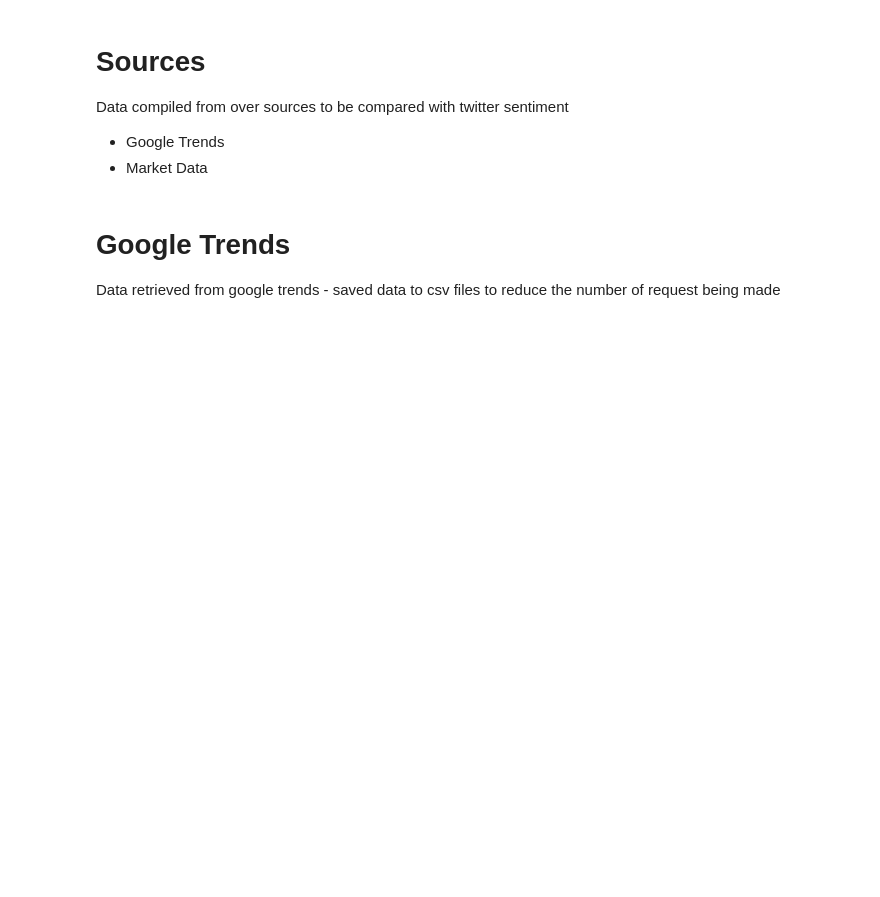
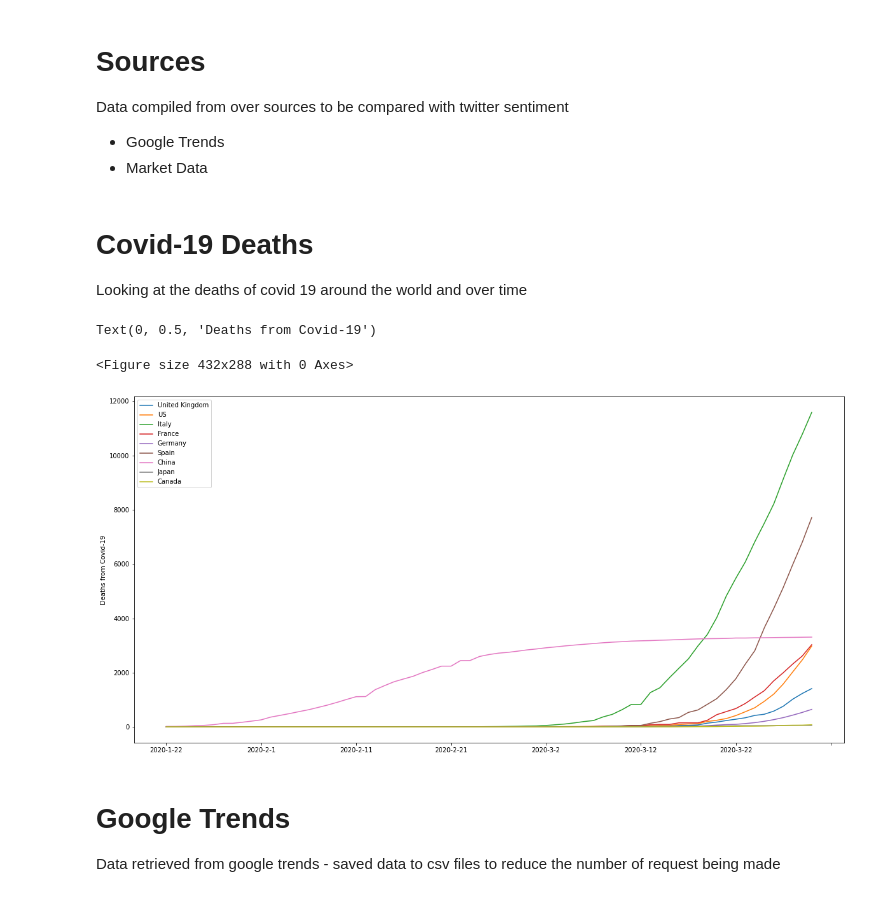
Before and after one commit to wray27/Coronavirus-Sentiment, a Jupyter notebook: notebooks/Sources.ipynb, the cells around one changed output. Saved outputs shown, nothing was run; the diff lists cells and outputs as text; code cells hidden in the pictures; blank space fills up the shorter version.

Commit message:
Covid-19 Deaths over time by country added

```diff
--- a/notebooks/Sources.ipynb
+++ b/notebooks/Sources.ipynb
@@ -19,3 +20,29 @@ from datetime import datetime
+# %% [markdown]
+# Covid-19 Deaths
+
+Looking at the deaths of covid 19 around the world and over time
+# %%
+# JSON time-series of coronavirus cases (confirmed, deaths and recovered) per country - updated daily on github
+with urllib.request.urlopen("https://pomber.github.io/covid19/timeseries.json") as url:
+    data = json.loads(url.read().decode())
+
+# creates a data fram for the deaths per country and on what day, confirmed cases and recoveries are available
+# deaths are the most important indicator as testing is not widely available
+index = [x['date'] for x in data['Afghanistan']]
+columns = [x for x in data.keys()]
+data = [[data[x][d]['deaths'] for x in data.keys()] for d in range(len(data['Afghanistan']))]
+df = pd.DataFrame(data, index=index, columns=columns)
+
+
+# plotting graph with reduced number of countries
+df = df[['United Kingdom', 'US', 'Italy', 'France', 'Germany', 'Spain', 'China', 'Japan', 'Canada']]
+plt.figure()
+ax = df.plot( figsize=(20,10))
+ax.set_ylabel('Deaths from Covid-19')
+# %% [output]
+Text(0, 0.5, 'Deaths from Covid-19')
+<Figure size 432x288 with 0 Axes>
+[figure, added]
 # %% [markdown]
 # Google Trends
 
```
Also changed, not shown: parts of 2 cells of this notebook.
